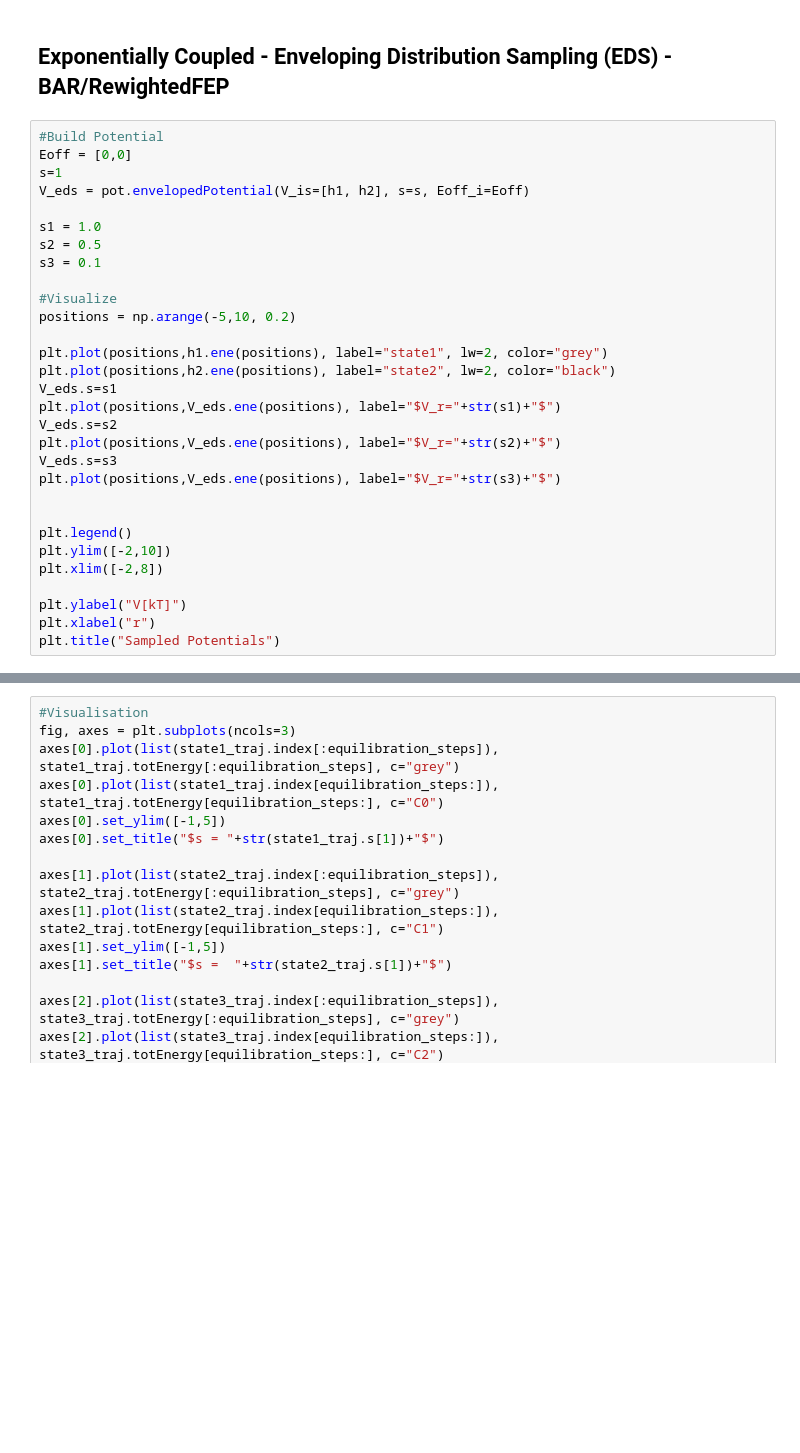
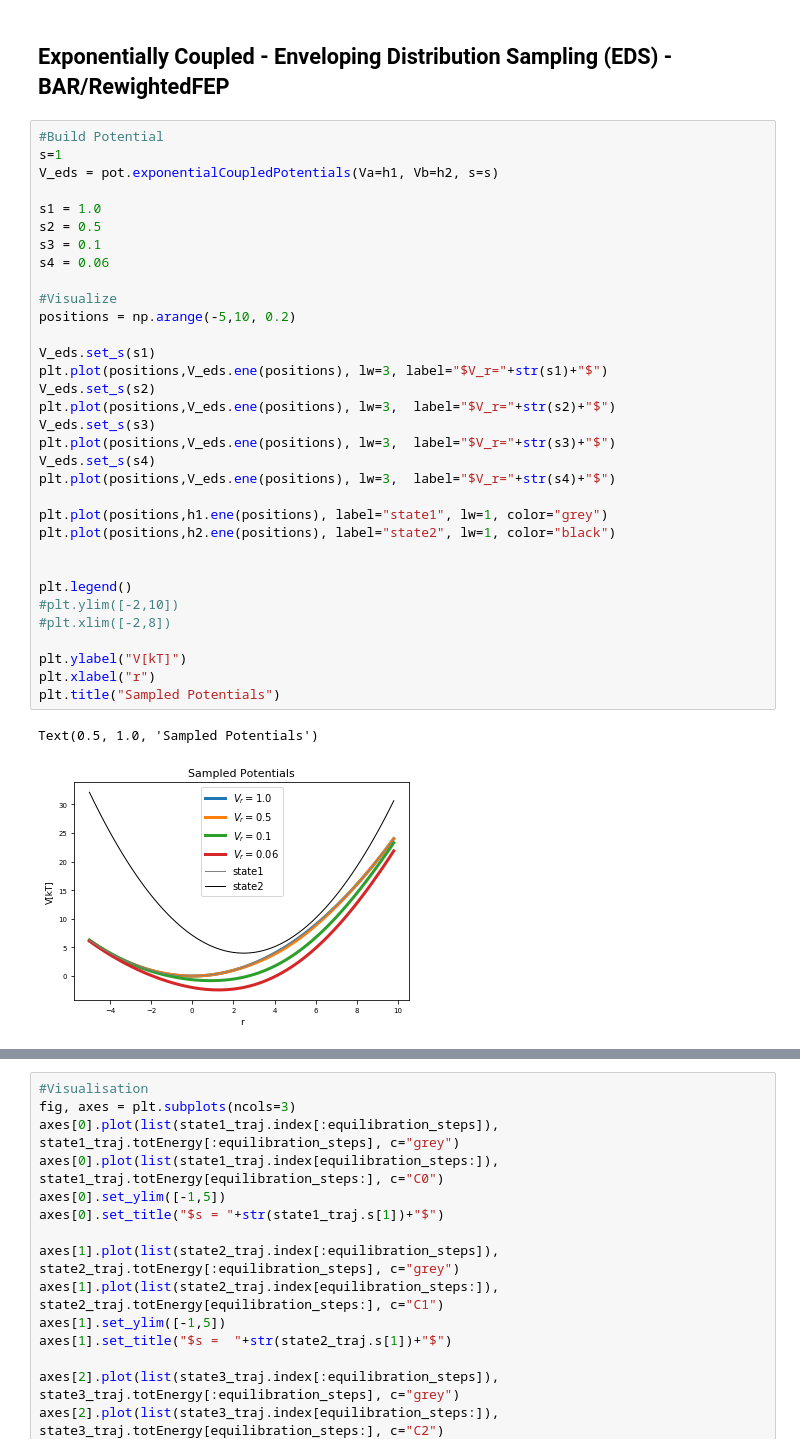
Before and after one commit to rinikerlab/Ensembler, a Jupyter notebook: examples/FreeEnergyCalculationSimulation.ipynb, the cells around one changed output, grey strips where cells are left out. Cells and saved outputs as stored; diff of their text form; blank space fills up the shorter version.

```diff
--- a/examples/FreeEnergyCalculationSimulation.ipynb
+++ b/examples/FreeEnergyCalculationSimulation.ipynb
@@ -312,34 +313,40 @@ Difference: -0.27146058263165185
 ## Exponentially Coupled - Enveloping Distribution Sampling (EDS) - BAR/RewightedFEP
 # %%
 #Build Potential
-Eoff = [0,0]
 s=1
-V_eds = pot.envelopedPotential(V_is=[h1, h2], s=s, Eoff_i=Eoff)
+V_eds = pot.exponentialCoupledPotentials(Va=h1, Vb=h2, s=s)
 
 s1 = 1.0
 s2 = 0.5
 s3 = 0.1
+s4 = 0.06
 
 #Visualize
 positions = np.arange(-5,10, 0.2)
 
-plt.plot(positions,h1.ene(positions), label="state1", lw=2, color="grey")
-plt.plot(positions,h2.ene(positions), label="state2", lw=2, color="black")
-V_eds.s=s1
-plt.plot(positions,V_eds.ene(positions), label="$V_r="+str(s1)+"$")
-V_eds.s=s2
-plt.plot(positions,V_eds.ene(positions), label="$V_r="+str(s2)+"$")
-V_eds.s=s3
-plt.plot(positions,V_eds.ene(positions), label="$V_r="+str(s3)+"$")
+V_eds.set_s(s1)
+plt.plot(positions,V_eds.ene(positions), lw=3, label="$V_r="+str(s1)+"$")
+V_eds.set_s(s2)
+plt.plot(positions,V_eds.ene(positions), lw=3,  label="$V_r="+str(s2)+"$")
+V_eds.set_s(s3)
+plt.plot(positions,V_eds.ene(positions), lw=3,  label="$V_r="+str(s3)+"$")
+V_eds.set_s(s4)
+plt.plot(positions,V_eds.ene(positions), lw=3,  label="$V_r="+str(s4)+"$")
+
+plt.plot(positions,h1.ene(positions), label="state1", lw=1, color="grey")
+plt.plot(positions,h2.ene(positions), label="state2", lw=1, color="black")
 
 
 plt.legend()
-plt.ylim([-2,10])
-plt.xlim([-2,8])
+#plt.ylim([-2,10])
+#plt.xlim([-2,8])
 
 plt.ylabel("V[kT]")
 plt.xlabel("r")
 plt.title("Sampled Potentials")
+# %% [output]
+Text(0.5, 1.0, 'Sampled Potentials')
+[figure, added]
 # %%
 steps = simulation_steps_total_per_approach
 equilibration_steps = 100
```
Also changed, not shown: parts of 10 cells of this notebook, 7 other files.
